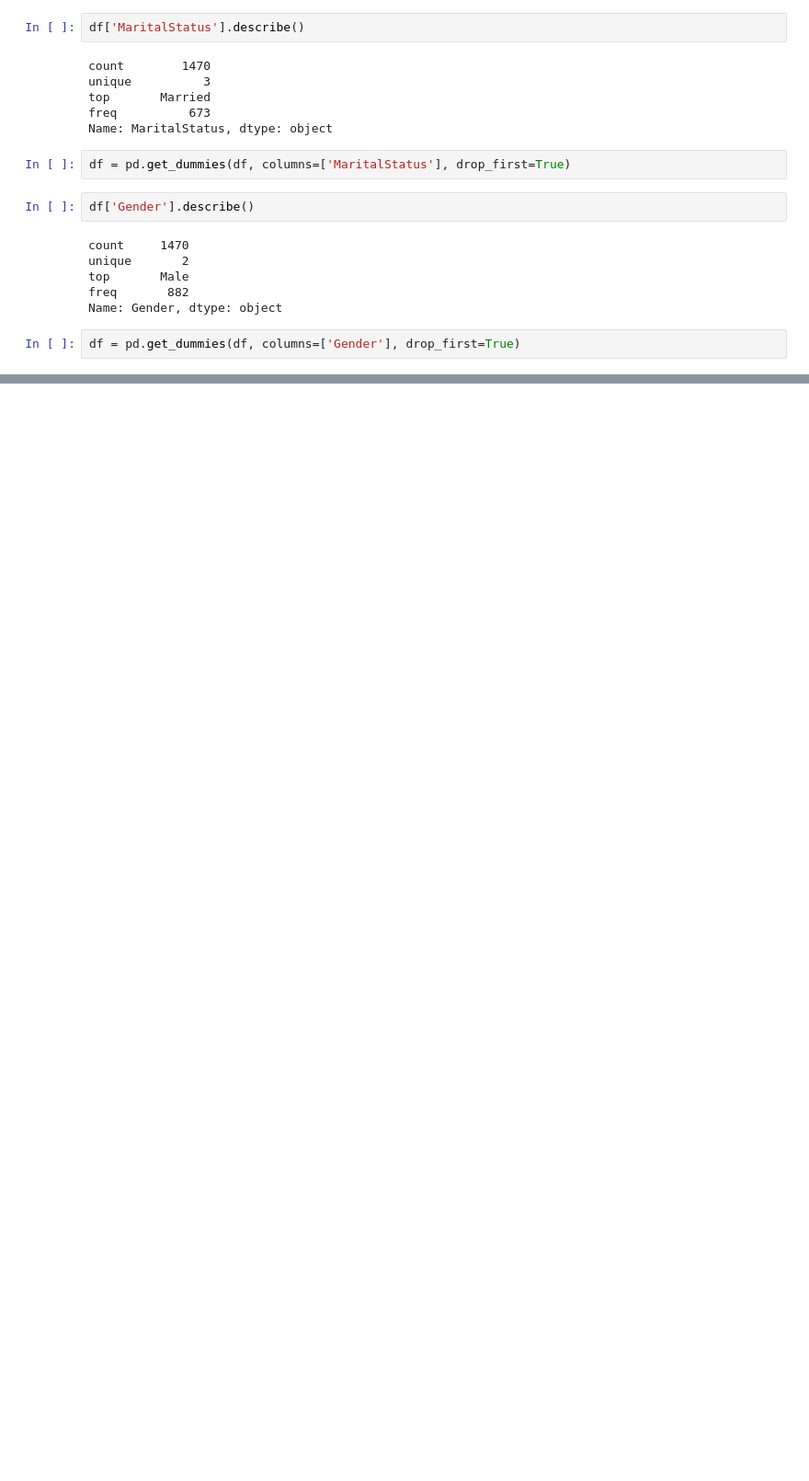
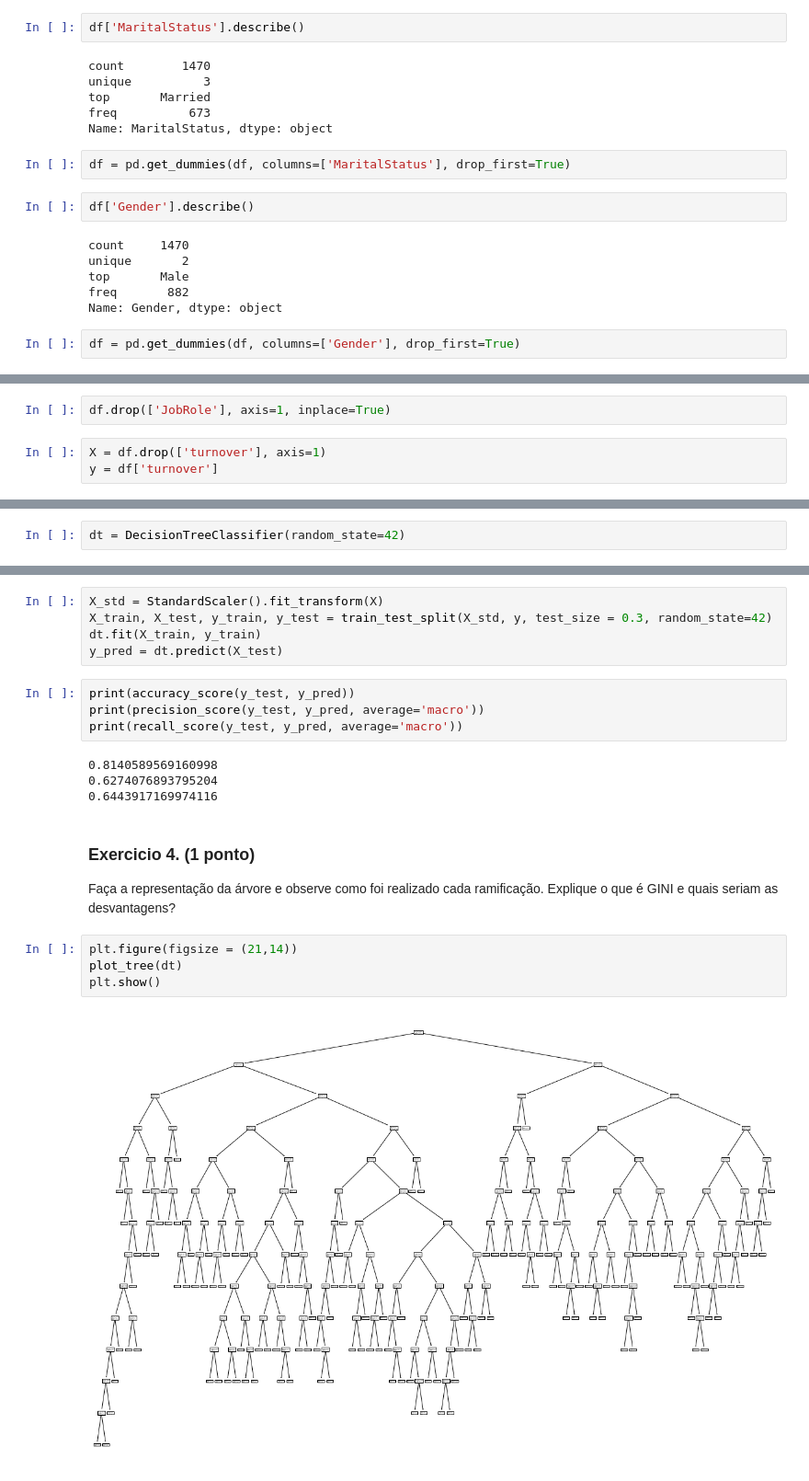
Before and after one commit to flaviowu/Blue_DS, a Jupyter notebook: Modulo3/Projeto1/Projeto1.M03.ipynb, the cells around one changed output, grey strips where cells are left out. Shown at 92% size. Drawn from its saved outputs; the diff is of its cells as text; blank space fills up the shorter version.

```diff
--- a/Modulo3/Projeto1/Projeto1.M03.ipynb
+++ b/Modulo3/Projeto1/Projeto1.M03.ipynb
@@ -345,0 +354,5 @@ ValueError: Could not interpret input 'BusinessTravel'
+# %%
+df.drop(['JobRole'], axis=1, inplace=True)
+# %%
+X = df.drop(['turnover'], axis=1)
+y = df['turnover']
@@ -345,0 +366,2 @@ ValueError: Could not interpret input 'BusinessTravel'
+# %%
+dt = DecisionTreeClassifier(random_state=42)
@@ -345,0 +380,22 @@ ValueError: Could not interpret input 'BusinessTravel'
+# %%
+X_std = StandardScaler().fit_transform(X)
+X_train, X_test, y_train, y_test = train_test_split(X_std, y, test_size = 0.3, random_state=42)
+dt.fit(X_train, y_train)
+y_pred = dt.predict(X_test)
+# %%
+print(accuracy_score(y_test, y_pred))
+print(precision_score(y_test, y_pred, average='macro'))
+print(recall_score(y_test, y_pred, average='macro'))
+# %% [output]
+0.8140589569160998
+0.6274076893795204
+0.6443917169974116
+# %% [markdown]
+### Exercicio 4. (1 ponto)
+Faça a representação da árvore e observe como foi realizado cada ramificação. Explique o que é GINI e quais seriam as desvantagens?
+# %%
+plt.figure(figsize = (21,14))
+plot_tree(dt)
+plt.show()
+# %% [output]
+[figure, added]
```
Also changed, not shown: parts of 20 cells of this notebook.
